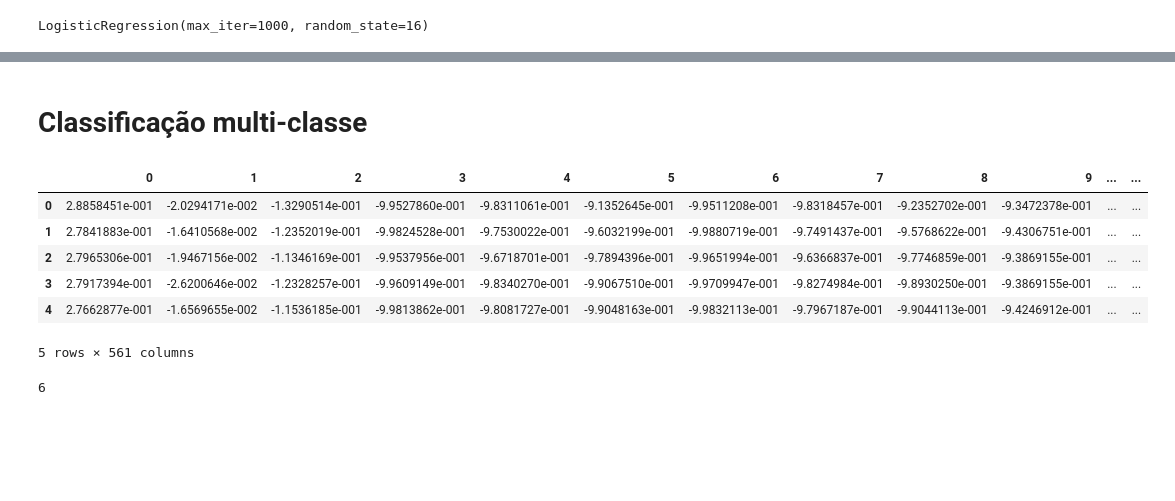
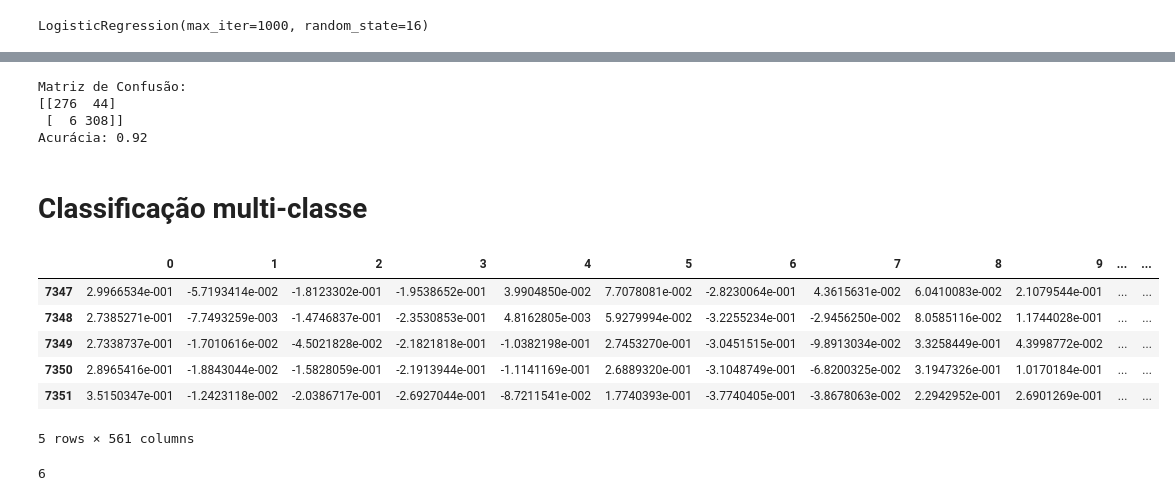
Before and after one commit to marianocho/machineL, a Jupyter notebook: jupyter/atv2/gender_voice.ipynb, the cells around one changed output, grey strips where cells are left out. Cells and saved outputs as stored; diff of their text form; code cells hidden in the pictures; blank space fills up the shorter version.

```diff
--- a/jupyter/atv2/gender_voice.ipynb
+++ b/jupyter/atv2/gender_voice.ipynb
@@ -120,3 +144,17 @@ f1 score: 0.8509316770186336
+# %%
+y_pred_melhor = (y_pred >= melhor_threshold).astype(int)
+
+matriz_confusao = metrics.confusion_matrix(Y_test, y_pred_melhor)
+
+acuracia = metrics.accuracy_score(Y_test, y_pred_melhor)
+
+print(f"Matriz de Confusão:\n{matriz_confusao}")
+print(f"Acurácia: {acuracia:.2f}")
+# %% [output]
+Matriz de Confusão:
+[[276  44]
+ [  6 308]]
+Acurácia: 0.92
 # %% [markdown]
 # Classificação multi-classe
 # %%
@@ -145,14 +183,14 @@ data_y = [line.strip().split() for line in lines]
 y_test = pd.DataFrame(data_y)
 y_test_arr = y_test.values.ravel()
 # %%
-X_train.head()
+X_train.tail()
 # %% [output]
 |  | 0 | 1 | 2 | 3 | 4 | 5 | 6 | 7 | 8 | 9 | ... | ... |
-| 0 | 2.8858451e-001 | -2.0294171e-002 | -1.3290514e-001 | -9.9527860e-001 | -9.8311061e-001 | -9.1352645e-001 | -9.9511208e-001 | -9.8318457e-001 | -9.2352702e-001 | -9.3472378e-001 | ... | ... |
-| 1 | 2.7841883e-001 | -1.6410568e-002 | -1.2352019e-001 | -9.9824528e-001 | -9.7530022e-001 | -9.6032199e-001 | -9.9880719e-001 | -9.7491437e-001 | -9.5768622e-001 | -9.4306751e-001 | ... | ... |
-| 2 | 2.7965306e-001 | -1.9467156e-002 | -1.1346169e-001 | -9.9537956e-001 | -9.6718701e-001 | -9.7894396e-001 | -9.9651994e-001 | -9.6366837e-001 | -9.7746859e-001 | -9.3869155e-001 | ... | ... |
-| 3 | 2.7917394e-001 | -2.6200646e-002 | -1.2328257e-001 | -9.9609149e-001 | -9.8340270e-001 | -9.9067510e-001 | -9.9709947e-001 | -9.8274984e-001 | -9.8930250e-001 | -9.3869155e-001 | ... | ... |
-| 4 | 2.7662877e-001 | -1.6569655e-002 | -1.1536185e-001 | -9.9813862e-001 | -9.8081727e-001 | -9.9048163e-001 | -9.9832113e-001 | -9.7967187e-001 | -9.9044113e-001 | -9.4246912e-001 | ... | ... |
+| 7347 | 2.9966534e-001 | -5.7193414e-002 | -1.8123302e-001 | -1.9538652e-001 | 3.9904850e-002 | 7.7078081e-002 | -2.8230064e-001 | 4.3615631e-002 | 6.0410083e-002 | 2.1079544e-001 | ... | ... |
+| 7348 | 2.7385271e-001 | -7.7493259e-003 | -1.4746837e-001 | -2.3530853e-001 | 4.8162805e-003 | 5.9279994e-002 | -3.2255234e-001 | -2.9456250e-002 | 8.0585116e-002 | 1.1744028e-001 | ... | ... |
+| 7349 | 2.7338737e-001 | -1.7010616e-002 | -4.5021828e-002 | -2.1821818e-001 | -1.0382198e-001 | 2.7453270e-001 | -3.0451515e-001 | -9.8913034e-002 | 3.3258449e-001 | 4.3998772e-002 | ... | ... |
+| 7350 | 2.8965416e-001 | -1.8843044e-002 | -1.5828059e-001 | -2.1913944e-001 | -1.1141169e-001 | 2.6889320e-001 | -3.1048749e-001 | -6.8200325e-002 | 3.1947326e-001 | 1.0170184e-001 | ... | ... |
+| 7351 | 3.5150347e-001 | -1.2423118e-002 | -2.0386717e-001 | -2.6927044e-001 | -8.7211541e-002 | 1.7740393e-001 | -3.7740405e-001 | -3.8678063e-002 | 2.2942952e-001 | 2.6901269e-001 | ... | ... |
 5 rows × 561 columns
 # %%
 classes = np.unique(y_train_arr)
```
Also changed, not shown: parts of 12 cells of this notebook.
